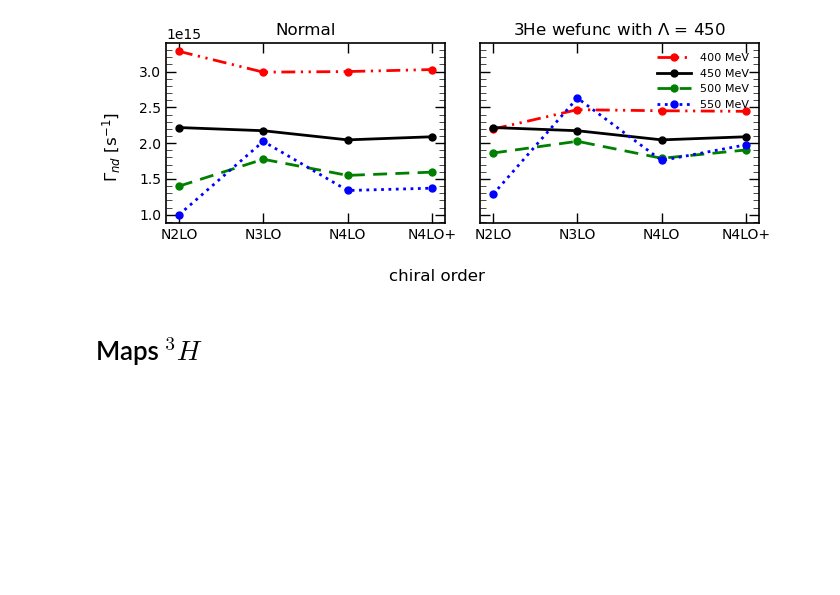
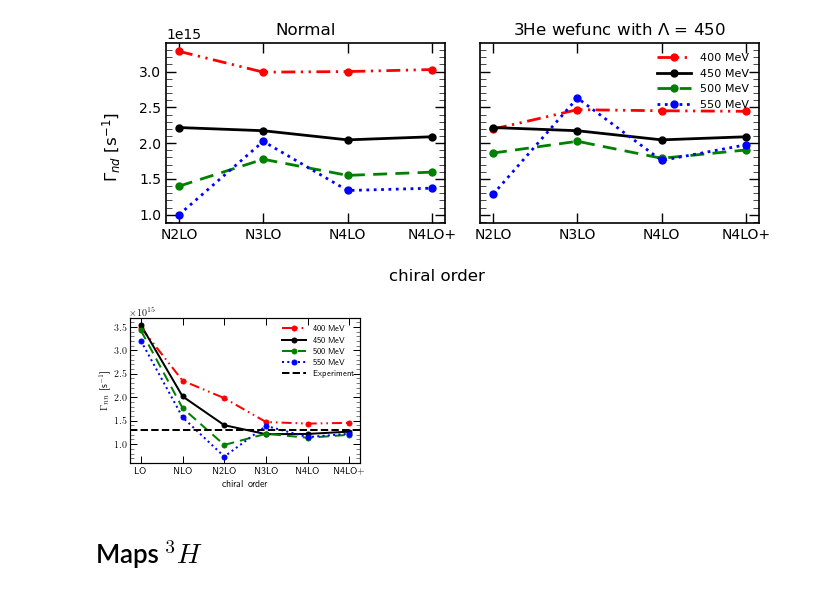
Before and after one commit to VitaliiUr/thesis, a Jupyter notebook: PlotData/PION/Dalitz_maps/figures_PION.ipynb, the cells around one changed output. Cells and saved outputs as stored; diff of their text form; code cells hidden in the pictures; blank space fills up the shorter version.

```diff
--- a/PlotData/PION/Dalitz_maps/figures_PION.ipynb
+++ b/PlotData/PION/Dalitz_maps/figures_PION.ipynb
@@ -896,6 +896,37 @@ plt.tight_layout()
 plt.show()
 # %% [output]
 [figure]
+# %%
+df_nn = pd.read_csv("../pion_nn.csv")
+# %%
+df_nn.cutoff = df_nn.cutoff.astype("int")
+df_nn.force = df_nn.force.astype("int")
+# %%
+df_nn.sort_values("force", inplace=True)
+# %%
+fig = plt.figure(figsize=(4, 2.8))
+for cut in range(1, 5):
+    cutoff = 350+50*cut
+    plt.plot(FORCES, factor*df_nn[df_nn.cutoff == cut].RATE*1e-22, label=f"{cutoff} MeV",
+             **ls_cutoff[cutoff], marker=".", markersize=10)
+    # ax[1].plot(df_cuts[f"{cut}_{particle}"] .energy, df_cuts[f"{cut}_{particle}"] .dGdE*factor,
+    #             **ls_cutoff[cutoff], label=f"{cutoff} MeV")
+plt.axhline(1.306*1e15, c="k", ls="dashed", label="Experiment")
+plt.tick_params(axis="y", which='minor', direction='in',
+                length=4, width=0.5, top=True, right=True)
+plt.tick_params(axis="x", which='minor', length=0)
+plt.tick_params(which='major', direction='in',
+                length=7, width=1, top=True, right=True)
+plt.ylabel("$\Gamma_{nn}$ [s$^{-1}$]")
+plt.xlabel("chiral order")
+plt.legend(fontsize=8, handlelength=3)
+plt.tight_layout()
+
+plt.savefig(f"./figures/Gamma_nn.pdf",
+            dpi=600, facecolor="white")
+plt.show()
+# %% [output]
+[figure, added]
 # %% [markdown]
 # Maps $^3H$
 # %% [markdown]
```
Also changed, not shown: 9 other files.
